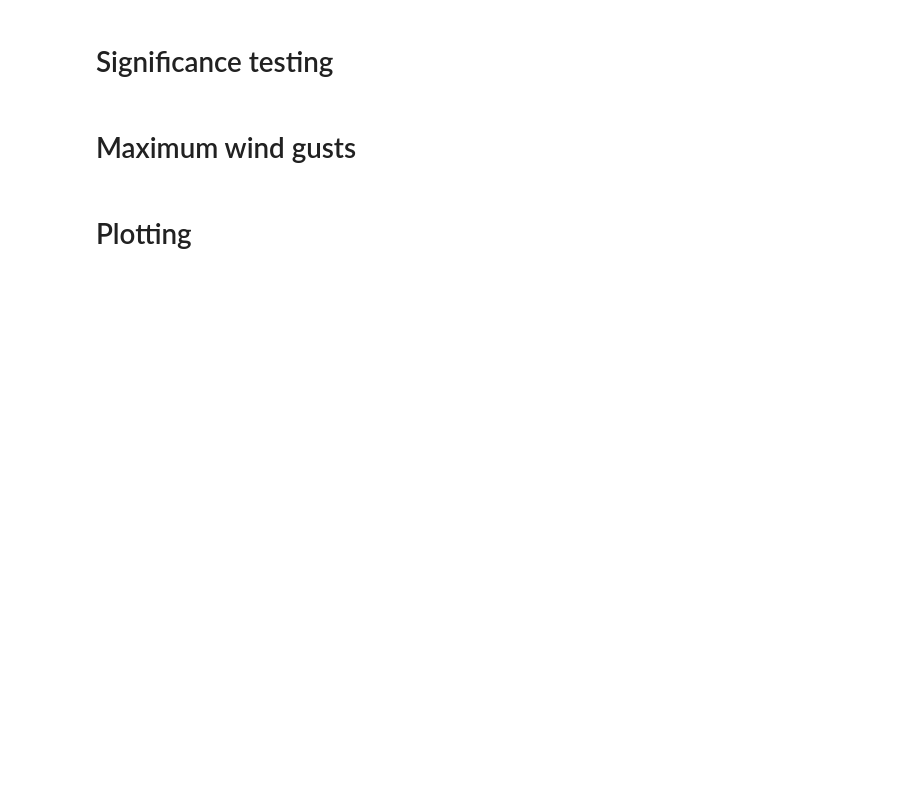
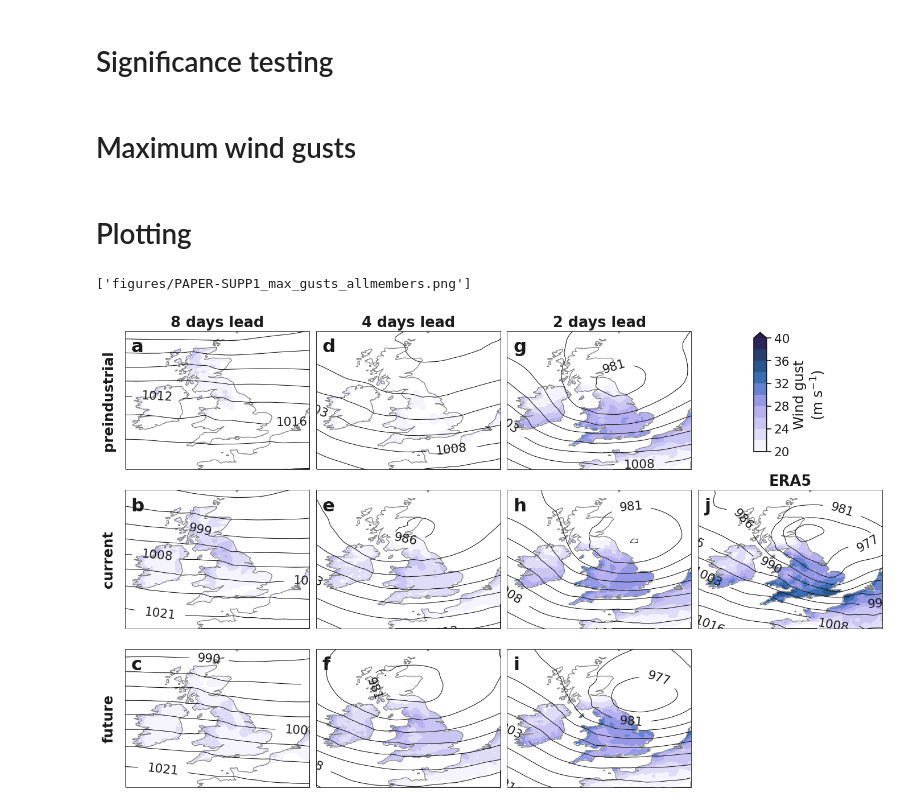
Before and after one commit to shirin-ermis/Storm_Eunice, a Jupyter notebook: notebooks/PAPER1-2_max_wind_gusts.ipynb, the cells around one changed output. Cells and saved outputs as stored; diff of their text form; code cells hidden in the pictures; blank space fills up the shorter version.

Commit message:
new figures

```diff
--- a/notebooks/PAPER1-2_max_wind_gusts.ipynb
+++ b/notebooks/PAPER1-2_max_wind_gusts.ipynb
@@ -129,7 +129,7 @@ p_min = 960
 fg10_min = 20
 fg10_max = 40
 
-fig = plt.figure(1, figsize=(20, 11))
+fig = plt.figure(1, figsize=(14, 8.6))
 lead_times = ['8 days lead', '4 days lead', '2 days lead']
 
 # type sizes are quoted at style.REF_WIDTH and scaled to this canvas, so they
@@ -180,38 +180,45 @@ longitude = mean_pres_era5.longitude
 p_vals = mean_pres_era5.values/100
 fg10_vals = maximum_gusts_era5.values
 ax_era5 = plt.subplot(3, 4, 8, projection=projection)
 ax_era5.set_extent(uk, projection)
 ax_era5.add_feature(cfeature.COASTLINE.with_scale('50m'), color='grey', zorder=14)
 ax_era5.add_feature(cfeature.OCEAN, zorder=12, color='white')  # zorder > 10
 
 # fg10 as shading
 clevs_fg10 = np.linspace(fg10_min, fg10_max, 11)  # 17
 cf = ax_era5.contourf(longitude, latitude, fg10_vals, clevs_fg10, cmap=style.CMAP_SEQ,
                       transform=projection, zorder=10, extend='max')
 
 # isobars as contours
 clevs_p = np.linspace(p_min, p_max, 17)
 cs = ax_era5.contour(longitude, latitude, p_vals, clevs_p, colors=style.CONTOUR_DARK,
                      linewidths=0.8, transform=projection, zorder=16)
 plt.clabel(cs, fmt='%d', fontsize=fs_tick)
 ax_era5.set_title('ERA5', fontsize=fs_title, fontweight='bold')
 
 # panel labels a, b, c, ... in the order the panels are drawn
 style.panel_labels(panel_axes + [ax_era5])
 
 # Other figure settings -----------------
 ax = plt.subplot(3, 4, 4)
 ax.axis('off')  # removes subplot frame
-cax = ax.inset_axes([0.47, 0.02, 0.1, 0.95])  # creates inset, [x0,y0, width, height]
+cax = ax.inset_axes([0.3, 0.14, 0.07, 0.84])  # creates inset, [x0,y0, width, height]
 cbar = fig.colorbar(cf, cax=cax, extend='max', shrink=0.8)
-cbar.set_label(label='Wind gust (m s$^{-1}$)', size=fs_label)
+cbar.set_label(label='Wind gust\n(m s$^{-1}$)', size=fs_label)
 cbar.ax.tick_params(labelsize=fs_tick)
 
-# row headers, each in its experiment's colour
-for y, experiment in zip([0.82, 0.48, 0.15], experiments):
-    plt.figtext(0.01, y, style.experiment_label(experiment), rotation='vertical',
-                fontsize=fs_label, fontweight='bold',
-                color=style.experiment_color(experiment))
-plt.tight_layout()
+# tight_layout() squeezes the maps to make room for the colourbar labels, so the
+# spacing is set by hand; save() trims the outer margin
+fig.subplots_adjust(left=0.04, right=0.99, bottom=0.01, top=0.95,
+                    wspace=0.04, hspace=0.12)
+
+# row headers, in ink and centred on their row of maps
+for e, experiment in enumerate(experiments):
+    pos = panel_axes[e].get_position()
+    plt.figtext(0.01, (pos.y0 + pos.y1) / 2, style.experiment_label(experiment),
+                rotation='vertical', va='center', fontsize=fs_label, fontweight='bold')
 
 style.save(fig, 'PAPER-SUPP1_max_gusts_allmembers', directory='figures')
+# %% [output]
+['figures/PAPER-SUPP1_max_gusts_allmembers.png']
+[figure, added]
```
Also changed, not shown: parts of 1 cell of this notebook, 12 other files.
